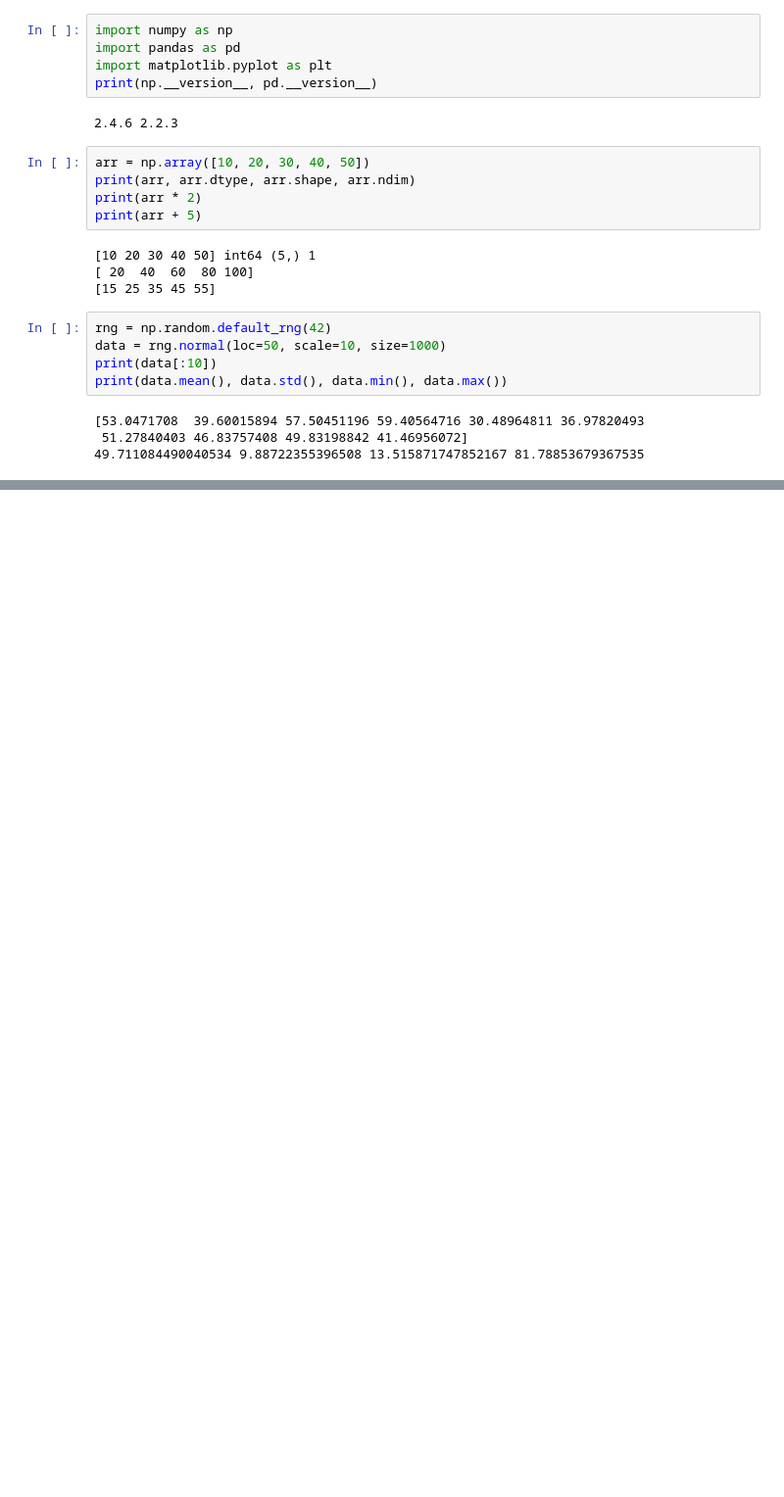
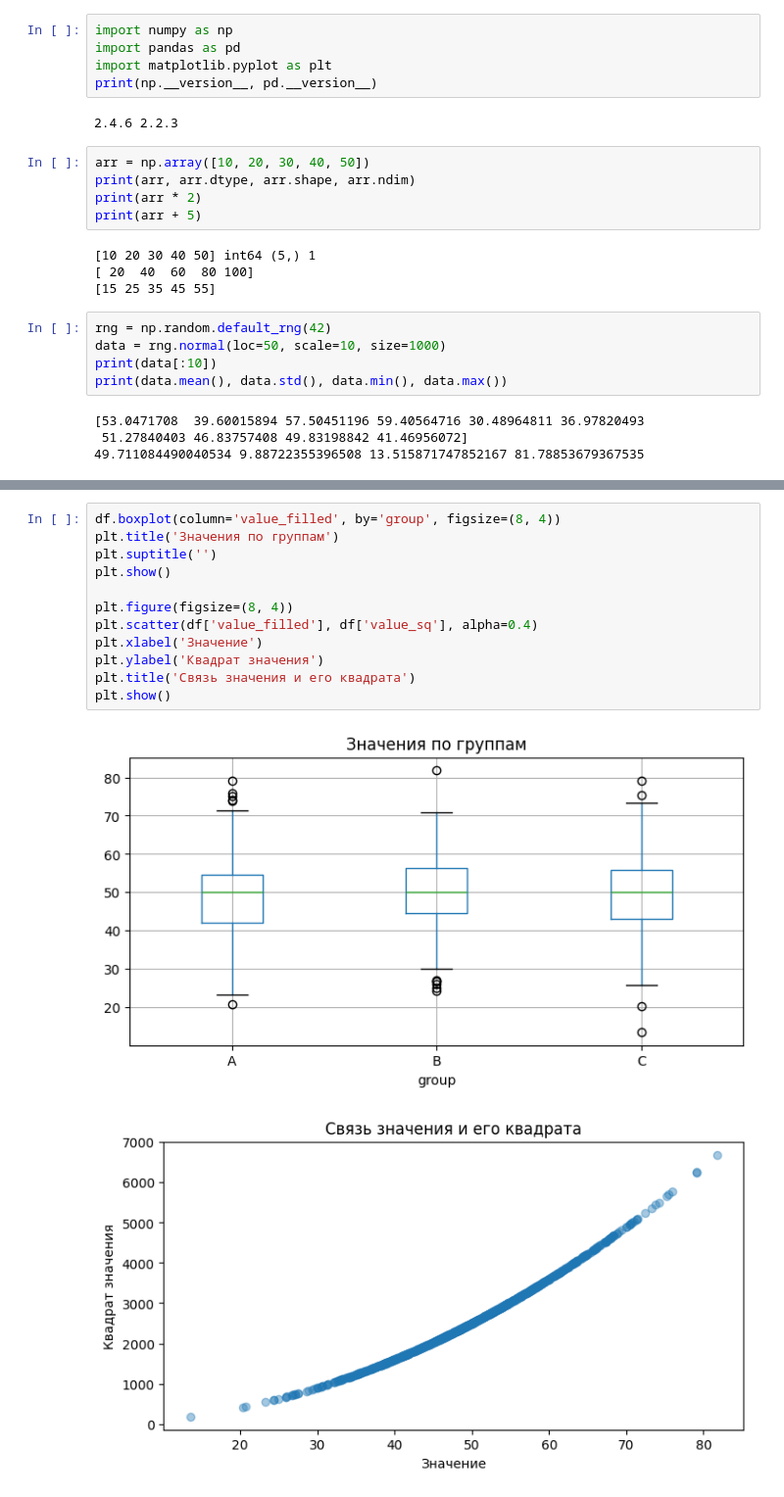
Before and after one commit to tsenturion/3517_Systems_Analyst_Advanced_Level, a Jupyter notebook: 5_3_Pandas,_Numpy,_Matplotlib.ipynb, the cells around one changed output, grey strips where cells are left out. Shown at 98% size. Saved outputs shown, nothing was run; the diff lists cells and outputs as text; blank space fills up the shorter version.

```diff
--- a/5_3_Pandas,_Numpy,_Matplotlib.ipynb
+++ b/5_3_Pandas,_Numpy,_Matplotlib.ipynb
@@ -25,0 +102,15 @@ print(data.mean(), data.std(), data.min(), data.max())
+# %%
+df.boxplot(column='value_filled', by='group', figsize=(8, 4))
+plt.title('Значения по группам')
+plt.suptitle('')
+plt.show()
+
+plt.figure(figsize=(8, 4))
+plt.scatter(df['value_filled'], df['value_sq'], alpha=0.4)
+plt.xlabel('Значение')
+plt.ylabel('Квадрат значения')
+plt.title('Связь значения и его квадрата')
+plt.show()
+# %% [output]
+[figure, added]
+[figure, added]
```
Also changed, not shown: parts of 6 cells of this notebook.
